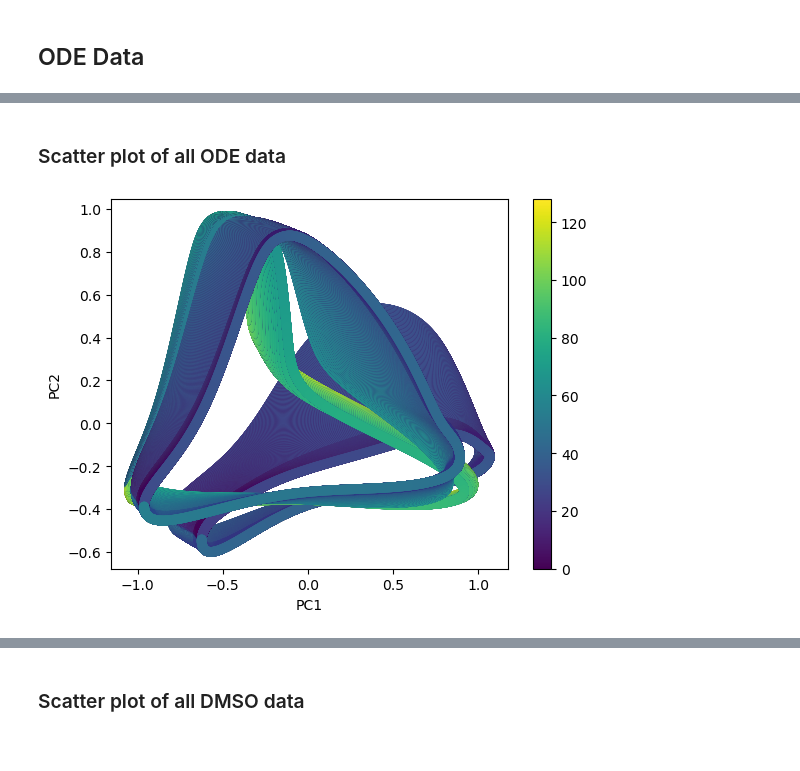
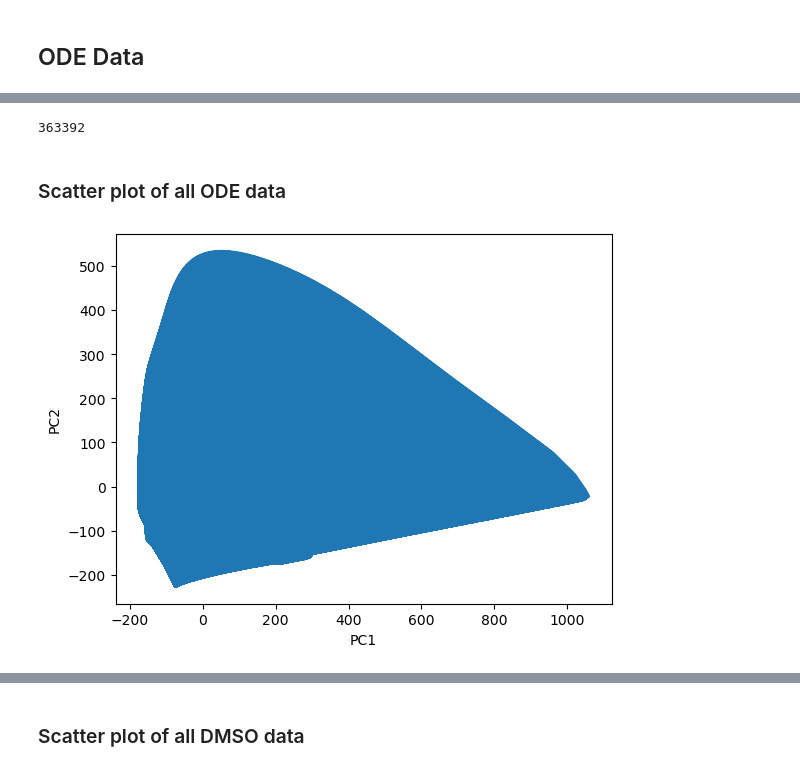
Before and after one commit to QuLab-VU/ECM_cell_cycle_model, a Jupyter notebook: model_analysis_victoria/PCA_analysis.ipynb, the cells around one changed output, grey strips where cells are left out. Cells and saved outputs as stored; diff of their text form; code cells hidden in the pictures.

```diff
--- a/model_analysis_victoria/PCA_analysis.ipynb
+++ b/model_analysis_victoria/PCA_analysis.ipynb
@@ -66,11 +96,12 @@ filenames_stoch.pop(-1)
 # %%
-prot_tmp_stoch = pd.read_csv(filenames_stoch[0], sep=",", header=None, usecols = range(0,18))
-prot_tmp_stoch.columns = ["skp2", "p21", "pp21", "cdh1", "myc", "cycD", "cycD-p21",
+prot_tmp_stoch = pd.read_csv(filenames_stoch[0], sep=",", header=None, usecols = range(0,19))
+prot_tmp_stoch.columns = ["skp2", "p21", "pp21", "cdh1a", "cdh1i", "myc", "cycD", "cycD-p21",
     "Rb", "pRb", "E2F", "E2F-Rb", "cycE", "cycE-p21", "cycA", "cycA-p21",
     "cycB", "cycB-p21", "cdc20"]
+prot_tmp_stoch = prot_tmp_stoch.drop(columns=['cdh1i'])
 
-upper_range = round(len(prot_tmp_stoch)*0.01,2)
-time = np.linspace(0,upper_range-0.01,len(prot_tmp_stoch))
+upper_range = round(len(prot_tmp_stoch)*0.1,2)
+time = np.linspace(0,upper_range-0.1,len(prot_tmp_stoch))
 prot_tmp_stoch.insert(0,'Time',time)
 
 prot_tmp_stoch
@@ -95,7 +126,7 @@ prot_tmp_stoch
 pca = PCA(n_components = 2)
 
 # use the pca on the data (without the time column)
-principalComponents = pca.fit_transform(prot_tmp_ODE.iloc[:,1:])
+principalComponents = pca.fit_transform(prot_tmp_ODE_short.iloc[:,2:])
 
 # add results to a dataframe
 principal = pd.DataFrame(data = principalComponents, columns = ['principal component 1', 'principal component 2'])
@@ -161,5 +225,5 @@ for i in range(0,len(filenames_ODE)):
 # %%
 # All data together
-data_ODE = pd.concat([data_DMSO, data_ERL], axis=0)
-data_ODE
+data_ODE = pd.concat([data_DMSO, data_ERL], axis=0, ignore_index=True)
+len(data_DMSO)
 # %% [output]
@@ -179,8 +231,8 @@ data_ODE
 # %%
 # use the pca on all the data (without the time column)
-principalComponents = pca.fit_transform(data_ODE.iloc[:,1:])
+principalComponents = pca.fit_transform(data_ODE.iloc[:,3:])
 
 # add results to a dataframe
 principal = pd.DataFrame(data = principalComponents, columns = ['principal component 1', 'principal component 2'])
-principal
+len(principal)
 # %% [output]
@@ -199,0 +240,9 @@ principal
+# %%
+# use the pca on all the data (without the time column)
+principalComponents_ERL = pca.fit_transform(data_ERL.iloc[:,3:])
+
+# add results to a dataframe
+principal_ERL = pd.DataFrame(data = principalComponents_ERL, columns = ['principal component 1', 'principal component 2'])
+len(principal_ERL)
+# %% [output]
+363392
@@ -202,11 +255,12 @@ principal
 # %%
 # Scatterplot of all PCA results, color corresponds to time
 
-fig = plt.scatter(principal.iloc[:, 0], principal.iloc[:, 1], c=data_ODE['Time'])
-plt.colorbar(fig)
+#fig = plt.scatter(principal.iloc[:, 0], principal.iloc[:, 1], c=data_ODE['Time'])
+fig = plt.plot(principal.iloc[::10, 0], principal.iloc[::10, 1], )
+#plt.colorbar(fig)
 plt.xlabel('PC1')
 plt.ylabel('PC2')
-plt.savefig('PCA_fig.png')
+#plt.savefig('PCA_fig.png')
 plt.show()
 # %% [output]
-[figure, old version]
+[figure, new version]
```
Also changed, not shown: parts of 30 cells of this notebook, 3 other files.
